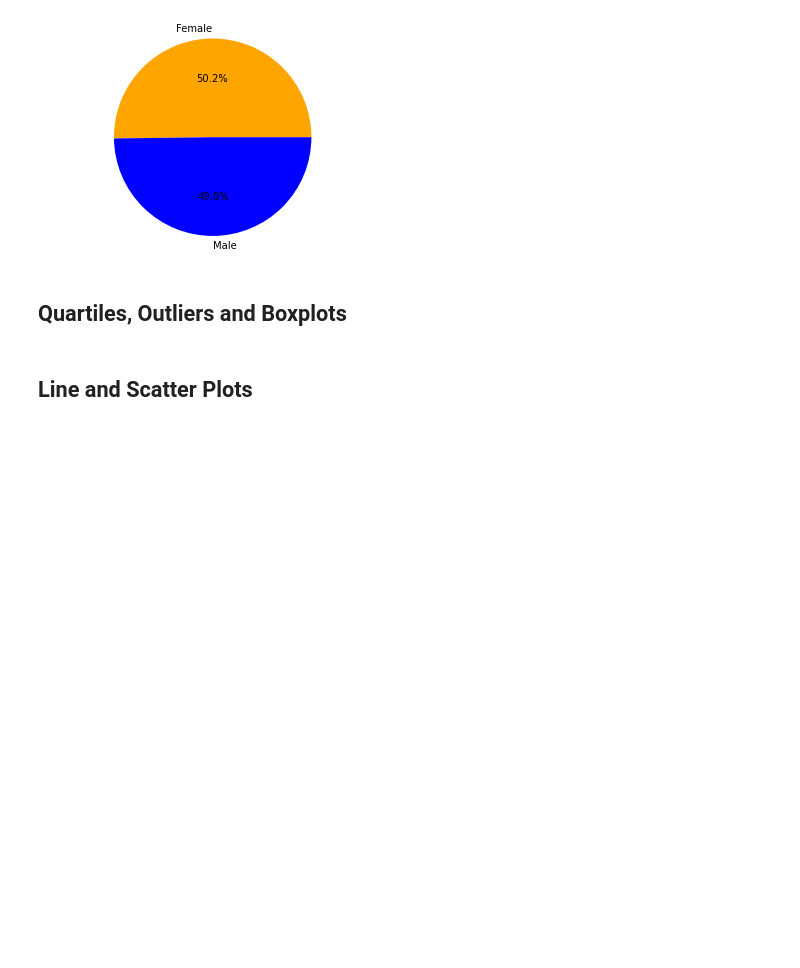
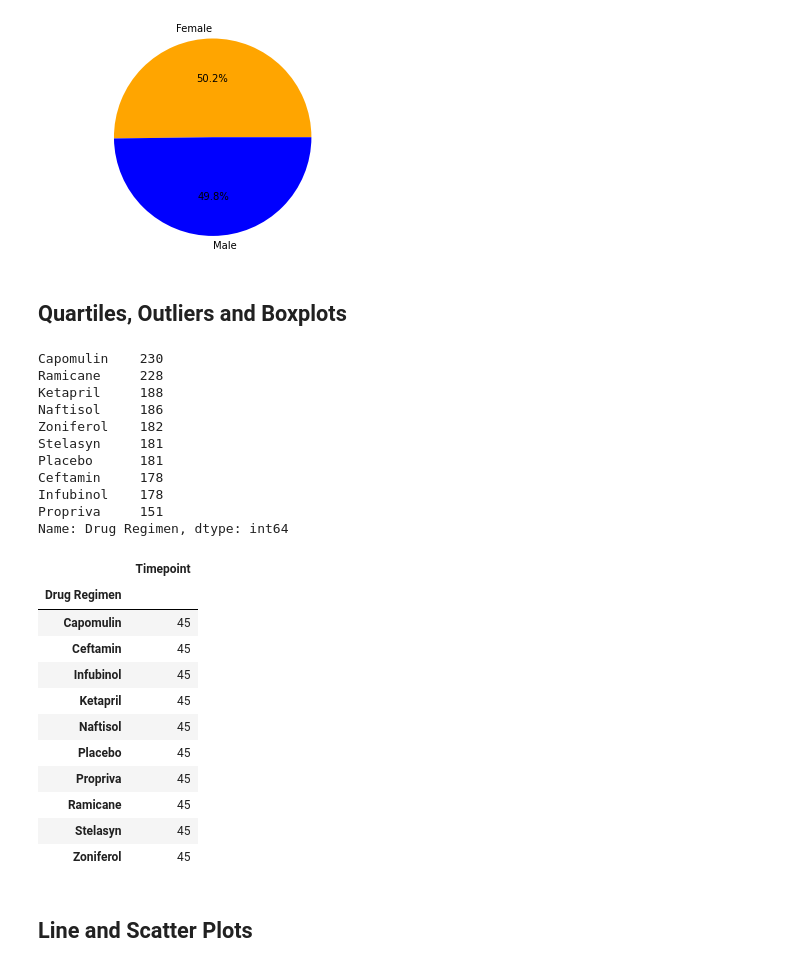
Before and after one commit to jump8621/Matplotlib_PowerofPlots, a Jupyter notebook: actual-Copy2.ipynb, the cells around one changed output. Cells and saved outputs as stored; diff of their text form; code cells hidden in the pictures; blank space fills up the shorter version.

```diff
--- a/actual-Copy2.ipynb
+++ b/actual-Copy2.ipynb
@@ -468,11 +479,51 @@ plt.axis("equal")
 # %%
 # Calculate the final tumor volume of each mouse across four of the treatment regimens:
 # Capomulin, Ramicane, Infubinol, and Ceftamin
 
 # Start by getting the last (greatest) timepoint for each mouse
 
+result = merge2_df[['Drug Regimen', 'Timepoint']]
+result.head()
+timemax = result.groupby('Drug Regimen').max()
+timemax.head(10)
+
+
+# capmax = merge2_df['Timepoint'].max()
+# capmax
+# capomulin_df = result[result['Drug Regimen'].isin(["Capomulin"])]
+# capomulin_df.head()
+
+
+# cap_timepoint = merge2_df.max()
+# timepoint = merge2_df.loc['Mouse ID', 'Timepoint>']
+# cap_volume = merge2_df.loc['Mouse ID', 'Timepoint', 'Tumor Volume (mm3)']
+
 
 # Merge this group df with the original dataframe to get the tumor volume at the last timepoint
+# %% [output]
+Capomulin    230
+Ramicane     228
+Ketapril     188
+Naftisol     186
+Zoniferol    182
+Stelasyn     181
+Placebo      181
+Ceftamin     178
+Infubinol    178
+Propriva     151
+Name: Drug Regimen, dtype: int64
+|  | Timepoint |
+| Drug Regimen |  |
+| Capomulin | 45 |
+| Ceftamin | 45 |
+| Infubinol | 45 |
+| Ketapril | 45 |
+| Naftisol | 45 |
+| Placebo | 45 |
+| Propriva | 45 |
+| Ramicane | 45 |
+| Stelasyn | 45 |
+| Zoniferol | 45 |
 # %%
 # Put treatments into a list for for loop (and later for plot labels)
 
```
Also changed, not shown: parts of 6 cells of this notebook.
